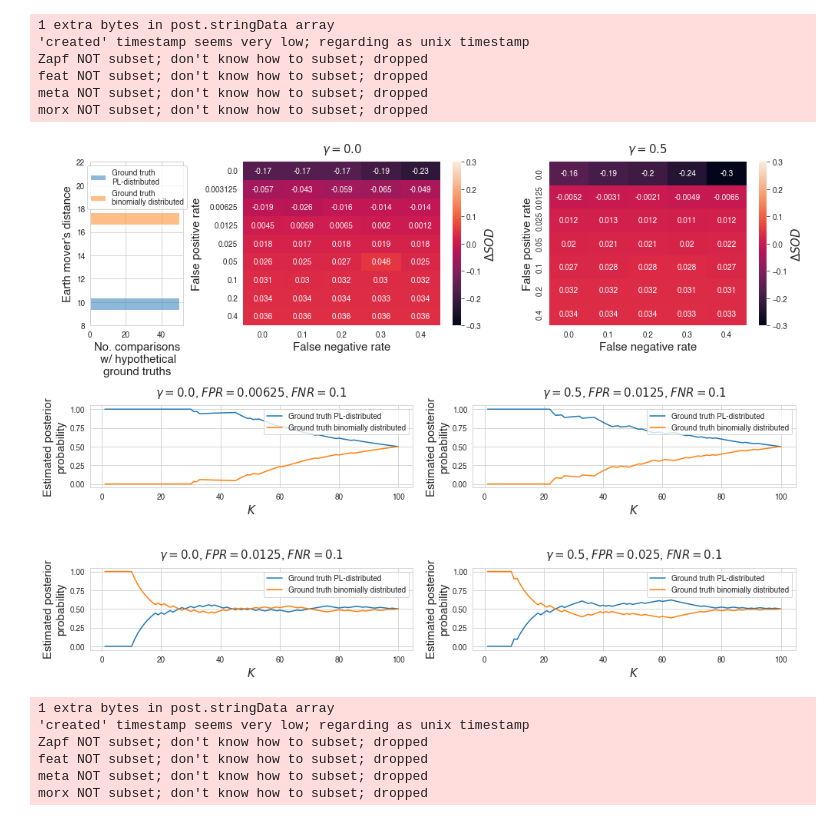
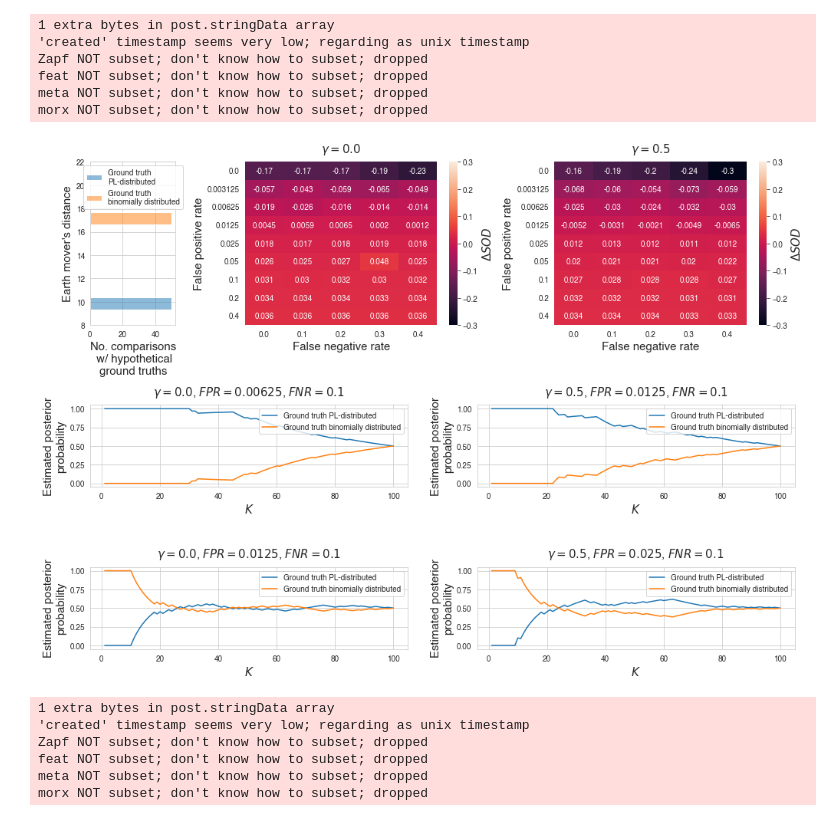
Before and after one commit to bionetslab/ppi-network-simulation, a Jupyter notebook: plot_results.ipynb, the cells around one changed output. Saved outputs shown, nothing was run; the diff lists cells and outputs as text; code cells hidden in the pictures.

Commit message:
plots final results

```diff
--- a/plot_results.ipynb
+++ b/plot_results.ipynb
@@ -92,3 +62,6 @@ degree_dist_observed_y2h = ppinetsim.degrees_to_distribution(ppinetsim.node_degr
+# %%
+degree_dist_observed_apms = np.loadtxt('ppinetsim/data/AP-MS/degree_dist_observed.out')
+degree_dist_observed_y2h = np.loadtxt('ppinetsim/data/Y2H/degree_dist_observed.out')
 # %%
 degree_dist_ground_truth_apms = {'erdos-renyi': [], 'barabasi-albert': []}
 for _ in range(50):
@@ -121,5 +94,3 @@ dists_y2h_ba = [wasserstein_distance(degree_dist_observed_y2h[0, ], degree_dist_
 distances_y2h = pd.DataFrame(data={'Ground truth': ['Ground truth\nPL-distributed' for _ in range(50)] +
                                                    ['Ground truth\nbinomially distributed' for _ in range(50)],
                                    'EMD': dists_y2h_ba + dists_y2h_er})
-# %%
-distances_apms = distances
@@ -142,35 +108,35 @@ axes['G'].set_ylabel("Earth mover's distance", fontsize=15)
 axes['G'].set_xlabel("No. comparisons\n w/ hypothetical\nground truths", fontsize=15)
 axes['G'].set_ylim(8,22)
 sns.move_legend(axes['G'], "upper center", bbox_to_anchor=(.5, 1), ncol=1, title=None, frameon=True)
 sns.heatmap(deltas_sods('AP-MS', 0.0),annot=True,ax=axes['A'],vmin=-.3,vmax=.3)
-sns.heatmap(deltas_sods('AP-MS', 0.5, fprs=[0.0,0.0125,0.025,0.05,0.1,0.2,0.4]),annot=True,ax=axes['B'],vmin=-.3,vmax=.3)
+sns.heatmap(deltas_sods('AP-MS', 0.5),annot=True,ax=axes['B'],vmin=-.3,vmax=.3)
 for label, gamma in [('A',0.0), ('B', 0.5)]:
     axes[label].set_title(r'$\gamma={}$'.format(gamma),pad=12,fontsize=15)
     axes[label].set_xlabel('False negative rate', fontsize=15)
     axes[label].set_ylabel('False positive rate', fontsize=15)
     colorbar = axes[label].collections[0].colorbar
     colorbar.set_label(r'$\Delta\mathit{SOD}$',fontsize=15)
 for label, gamma, fpr in [('C', 0.0, 0.00625), ('D', 0.5, 0.0125), ('E', 0.0, 0.0125), ('F', 0.5, 0.025)]:
     posteriors, _ = load_results('AP-MS', acceptance_threshold=gamma,
                                  false_positive_rate=fpr, false_negative_rate=0.1)
     ppinetsim.plot_posteriors(posteriors, ax=axes[label], parameters={'acceptance_threshold': gamma,
                                                       'false_positive_rate': fpr,
                                                       'false_negative_rate': 0.1, 'test_method': 'AP-MS'})
     axes[label].set_title(r'$\gamma={}$, $FPR={}$, $FNR=0.1$'.format(gamma, fpr),pad=12,fontsize=15)
     axes[label].set_ylabel('Estimated posterior\nprobability',fontsize=15)
     axes[label].set_xlabel(r'$K$', fontsize=15)
     handles, labels = axes[label].get_legend_handles_labels()
     axes[label].legend(handles=handles[0:], labels=labels[0:],loc='upper right')
 fig.tight_layout()
 fig.savefig('simulation_AP-MS.pdf')
 # %% [output]
 1 extra bytes in post.stringData array
 'created' timestamp seems very low; regarding as unix timestamp
 Zapf NOT subset; don't know how to subset; dropped
 feat NOT subset; don't know how to subset; dropped
 meta NOT subset; don't know how to subset; dropped
 morx NOT subset; don't know how to subset; dropped
-[figure, old version]
+[figure, new version]
 # %%
 fig, axes = plt.subplot_mosaic(mosaic=[
     ['G','G','A','A','A','A','B','B','B','B'],
```
Also changed, not shown: parts of 22 cells of this notebook, 2 other files.
